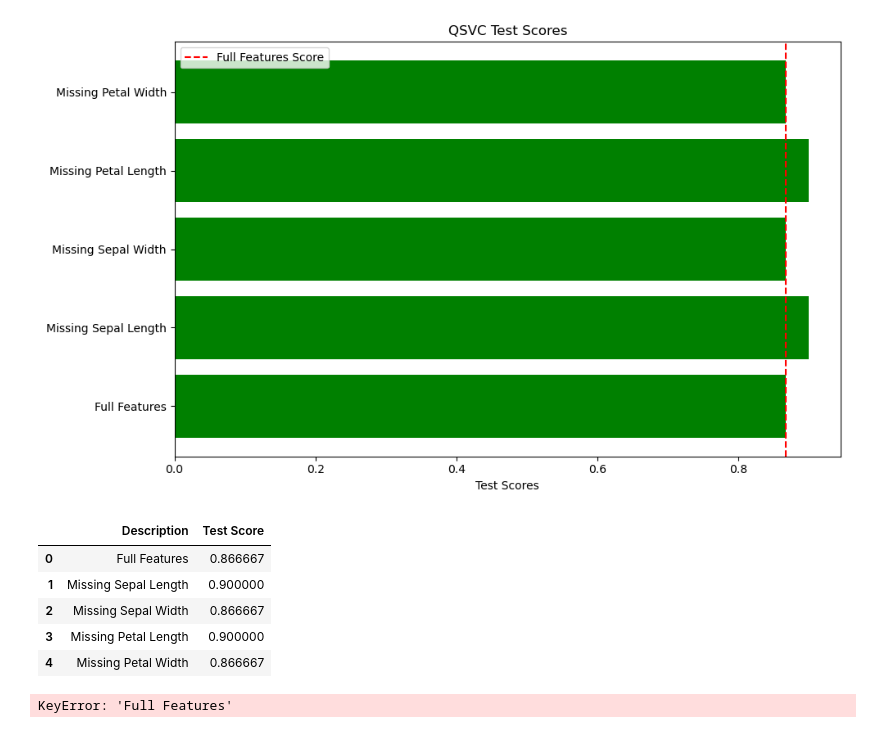
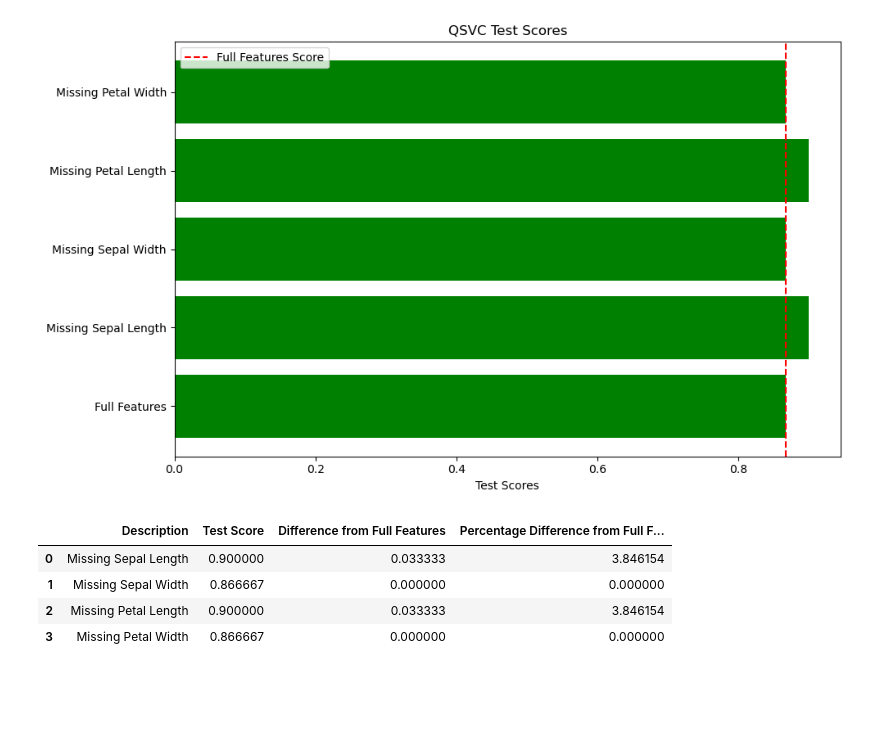
Before and after one commit to LukePower01/ml-to-qml, a Jupyter notebook: vqc-qsvc-loo-plots.ipynb, the cells around one changed output. Saved outputs shown, nothing was run; the diff lists cells and outputs as text; code cells hidden in the pictures; blank space fills up the shorter version.

```diff
--- a/vqc-qsvc-loo-plots.ipynb
+++ b/vqc-qsvc-loo-plots.ipynb
@@ -59,31 +59,27 @@ plt.savefig('Visuals/FI/LOO/QSVC_LOO_test_scores.png')
 plt.show()
 # %% [output]
 [figure]
-# %%
-qsvc_loo_data
-# %% [output]
-|  | Description | Test Score |
-| 0 | Full Features | 0.866667 |
-| 1 | Missing Sepal Length | 0.900000 |
-| 2 | Missing Sepal Width | 0.866667 |
-| 3 | Missing Petal Length | 0.900000 |
-| 4 | Missing Petal Width | 0.866667 |
 # %%
-full_feature_test_score = qsvc_loo_data['Full Features']['Test Score']
-
-abs_differences = {desc: qsvc_loo_data[desc]['Test Score'] - full_feature_test_score
-                   for desc in qsvc_loo_data if desc != "Full Features"}
+full_feature_test_score = qsvc_loo_data[qsvc_loo_data['Description'] == 'Full Features']['Test Score'].values[0]
 
 data = []
-for description, scores in qsvc_loo_data.items():
-    test_score = scores['Test Score']
-    difference = test_score - full_feature_test_score
-    difference_percentage = (difference / full_feature_test_score) * 100 if full_feature_test_score else 0
-    data.append({"Description": description,
-                 "Test Score": test_score,
-                 "Difference from Full Features": difference,
-                 "Percentage Difference from Full Features": difference_percentage})
+for index, row in qsvc_loo_data.iterrows():
+    test_score = row['Test Score']
+    description = row['Description']
+    if description != "Full Features":  # Ensure not to calculate difference for the base scenario itself
+        difference = test_score - full_feature_test_score
+        difference_percentage = (difference / full_feature_test_score) * 100
+        data.append({"Description": description,
+                     "Test Score": test_score,
+                     "Difference from Full Features": difference,
+                     "Percentage Difference from Full Features": difference_percentage})
 
-loo_scores_df = pd.DataFrame(data)
+qsvc_scores_df = pd.DataFrame(data)
-# %% [output]
-KeyError: 'Full Features'
+# %%
+qsvc_scores_df.head()
+# %% [output]
+|  | Description | Test Score | Difference from Full Features | Percentage Difference from Full F... |
+| 0 | Missing Sepal Length | 0.900000 | 0.033333 | 3.846154 |
+| 1 | Missing Sepal Width | 0.866667 | 0.000000 | 0.000000 |
+| 2 | Missing Petal Length | 0.900000 | 0.033333 | 3.846154 |
+| 3 | Missing Petal Width | 0.866667 | 0.000000 | 0.000000 |
```
Also changed, not shown: 2 other files.
